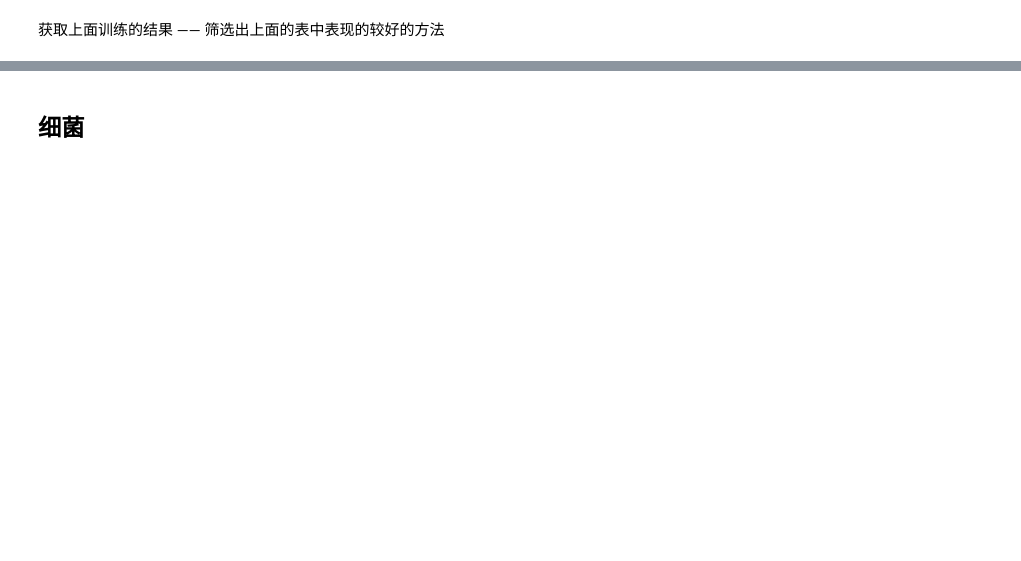
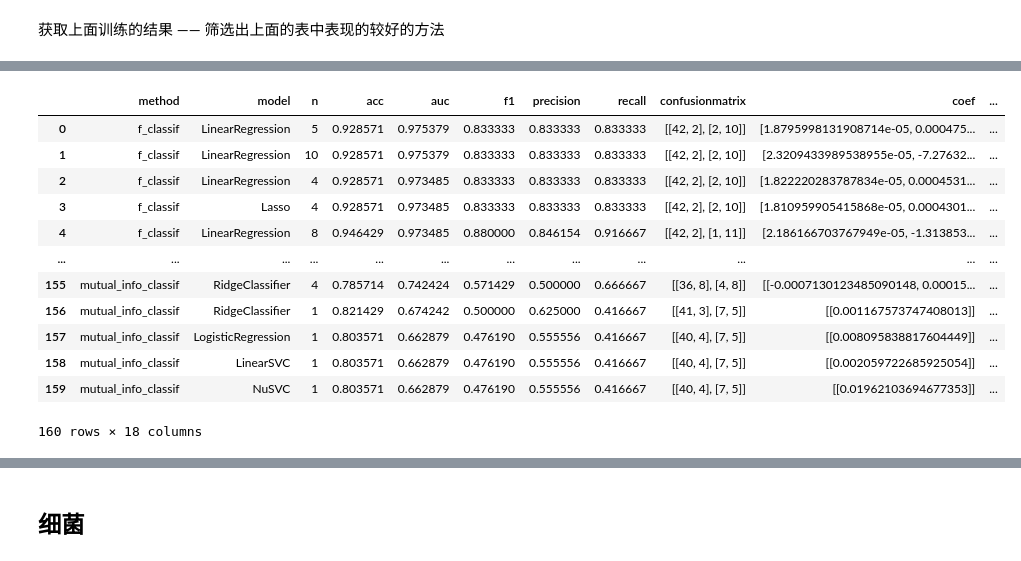
Before and after one commit to yeouyang326/digital-encoding-of-miRNA, a Jupyter notebook: xy.ipynb, the cells around one changed output, grey strips where cells are left out. Cells and saved outputs as stored; diff of their text form; code cells hidden in the pictures; blank space fills up the shorter version.

```diff
--- a/xy.ipynb
+++ b/xy.ipynb
@@ -606,8 +631,8 @@ def test_all(methods, models, n_features, X_train, X_test, y_train, y_test, gpl)
                     coef_rounded = coef_roundeds[best_index]
                     multiple_time = np.mean(np.abs(coef_rounded)) / np.mean(np.abs(coef.ravel()))
                     # is all > 0
-                    if not all(i > 0 for i in coef_rounded):
-                        found_coef = False
+                    # if not all(i > 0 for i in coef_rounded):
+                    #     found_coef = False
 
                 intercept = model.intercept_
                 gene_id = X_train.columns[reselect.get_support(indices=True)]
@@ -802,7 +915,7 @@ for i in range(len(results_sorted_found_coef)):
             prediction = 1 if score > 0.5 else 0
             scores.append(score)
             predictions.append(prediction)
-    elif model_name == 'RidgeClassifier':
+    elif model_name == 'RidgeClassifier' or model_name == 'RidgeClassifierCV':
         for j in range(len(X_test_selected)):
             score = np.dot(X_test_selected.iloc[j], coef) / times + intercept
             prediction = 1 if score > 0.5 else 0
@@ -841,31 +954,45 @@ for i in range(len(results_sorted_found_coef)):
             predictions.append(prediction)
     else:
         # handle SVC
         for j in range(len(X_test_selected)):
             score = np.dot(X_test_selected.iloc[j], coef) / times + intercept
             prediction = 1 if score > 0.5 else 0
             scores.append(score)
             predictions.append(prediction)
 
     # calculate evaluation metrics
     acc = accuracy_score(y_test_selected, predictions)
     auc = roc_auc_score(y_test_selected, scores)
     f1 = f1_score(y_test_selected, predictions)
     precision = precision_score(y_test_selected, predictions)
     recall = recall_score(y_test_selected, predictions)
 
     # 能复现
     can_reproduce = True
 
     # if not acc == results_sorted_found_coef['acc'][i]:
     #     can_reproduce = False
     #     # print results
     #     print('Model:', model_name, 'n:', results_sorted_found_coef['n'][i],'acc:', acc, 'auc:', auc, 'f1:', f1, 'precision:', precision, 'recall:', recall)
     #     print(acc)
     #     print(results_sorted_found_coef['acc'][i])
 
     reperduce.append(can_reproduce)
 
 results_sorted_found_coef['reproduce'] = reperduce
 results_sorted_found_coef
+# %% [output]
+|  | method | model | n | acc | auc | f1 | precision | recall | confusionmatrix | coef | ... |
+| 0 | f_classif | LinearRegression | 5 | 0.928571 | 0.975379 | 0.833333 | 0.833333 | 0.833333 | [[42, 2], [2, 10]] | [1.8795998131908714e-05, 0.000475... | ... |
+| 1 | f_classif | LinearRegression | 10 | 0.928571 | 0.975379 | 0.833333 | 0.833333 | 0.833333 | [[42, 2], [2, 10]] | [2.3209433989538955e-05, -7.27632... | ... |
+| 2 | f_classif | LinearRegression | 4 | 0.928571 | 0.973485 | 0.833333 | 0.833333 | 0.833333 | [[42, 2], [2, 10]] | [1.822220283787834e-05, 0.0004531... | ... |
+| 3 | f_classif | Lasso | 4 | 0.928571 | 0.973485 | 0.833333 | 0.833333 | 0.833333 | [[42, 2], [2, 10]] | [1.810959905415868e-05, 0.0004301... | ... |
+| 4 | f_classif | LinearRegression | 8 | 0.946429 | 0.973485 | 0.880000 | 0.846154 | 0.916667 | [[42, 2], [1, 11]] | [2.186166703767949e-05, -1.313853... | ... |
+| ... | ... | ... | ... | ... | ... | ... | ... | ... | ... | ... | ... |
+| 155 | mutual_info_classif | RidgeClassifier | 4 | 0.785714 | 0.742424 | 0.571429 | 0.500000 | 0.666667 | [[36, 8], [4, 8]] | [[-0.0007130123485090148, 0.00015... | ... |
+| 156 | mutual_info_classif | RidgeClassifier | 1 | 0.821429 | 0.674242 | 0.500000 | 0.625000 | 0.416667 | [[41, 3], [7, 5]] | [[0.001167573747408013]] | ... |
+| 157 | mutual_info_classif | LogisticRegression | 1 | 0.803571 | 0.662879 | 0.476190 | 0.555556 | 0.416667 | [[40, 4], [7, 5]] | [[0.008095838817604449]] | ... |
+| 158 | mutual_info_classif | LinearSVC | 1 | 0.803571 | 0.662879 | 0.476190 | 0.555556 | 0.416667 | [[40, 4], [7, 5]] | [[0.002059722685925054]] | ... |
+| 159 | mutual_info_classif | NuSVC | 1 | 0.803571 | 0.662879 | 0.476190 | 0.555556 | 0.416667 | [[40, 4], [7, 5]] | [[0.01962103694677353]] | ... |
+160 rows × 18 columns
 # %%
```
Also changed, not shown: parts of 27 cells of this notebook.
